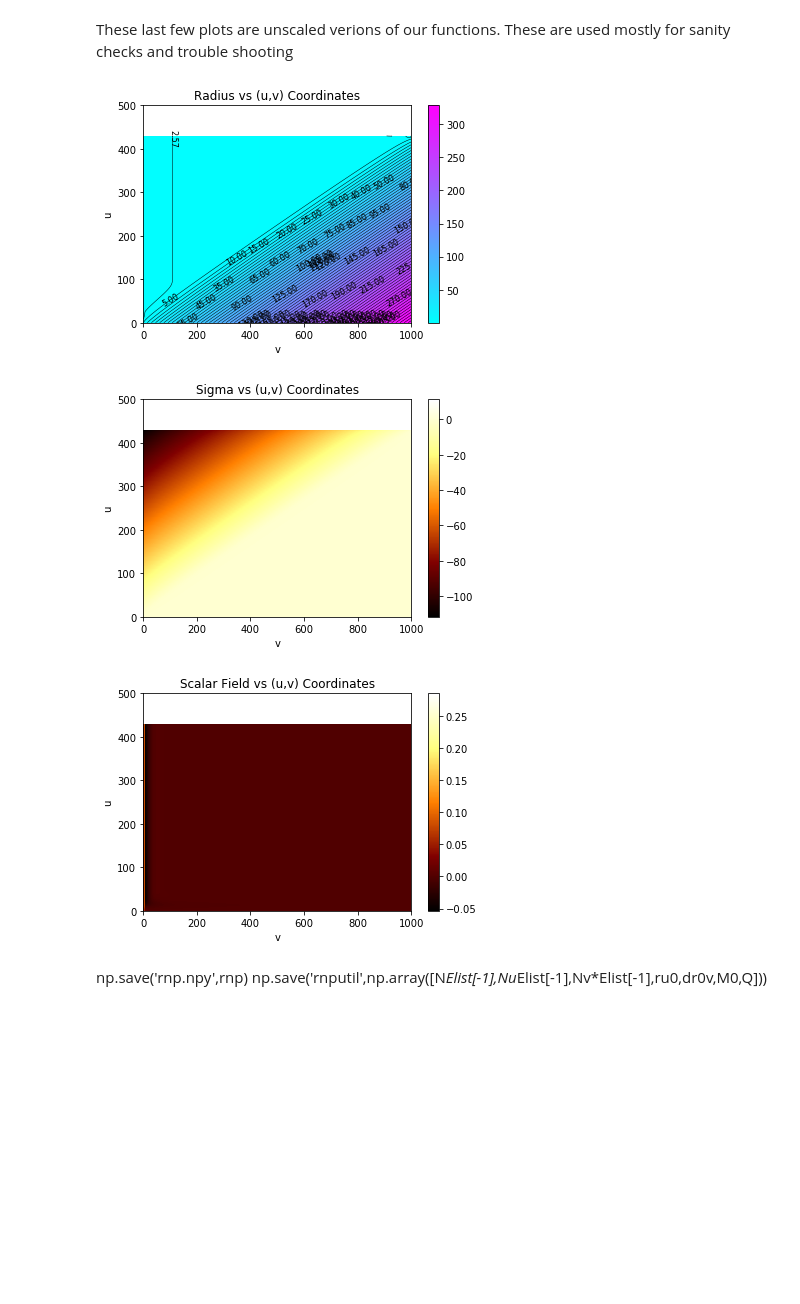
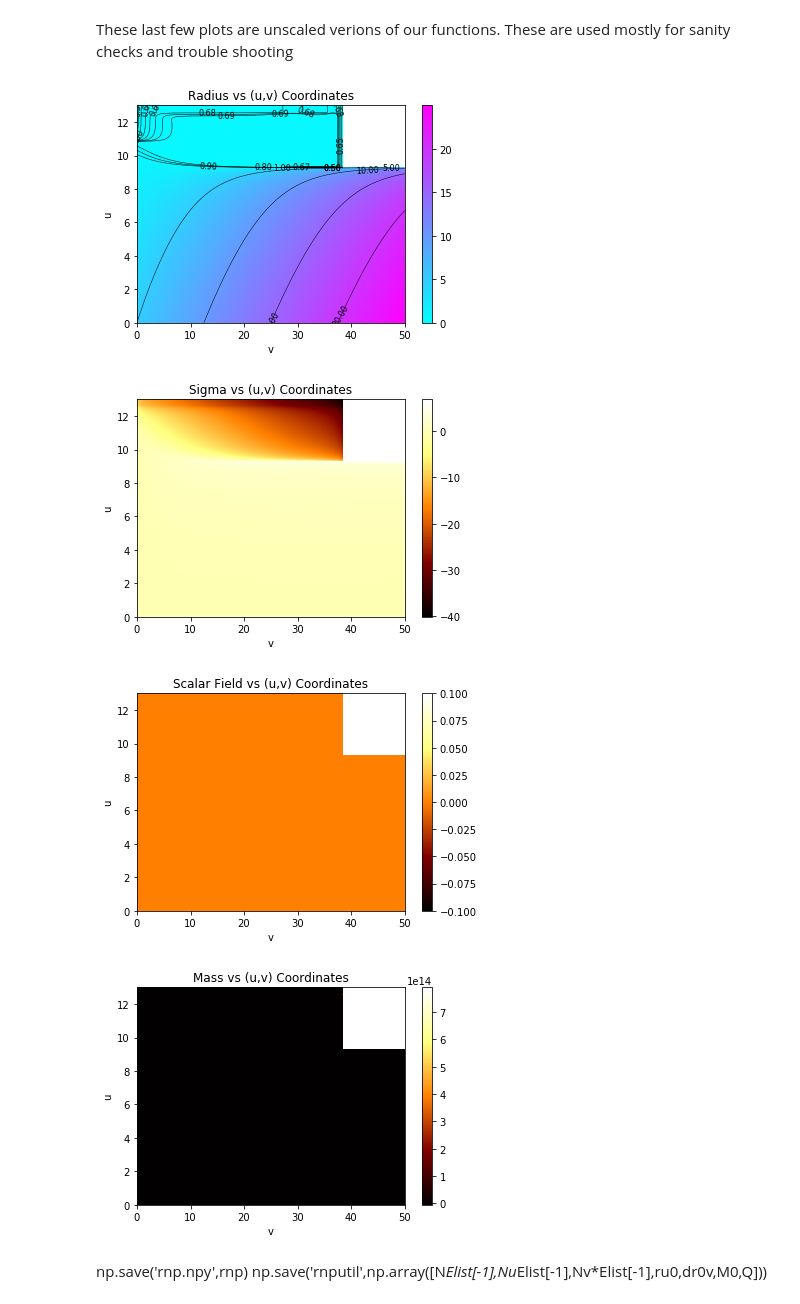
Before and after one commit to bpiotrzkowski/Double-Null-Code, a Jupyter notebook: Double Null Algorithm-Complete.ipynb, the cells around one changed output. Drawn from its saved outputs; the diff is of its cells as text; code cells hidden in the pictures; blank space fills up the shorter version.

```diff
--- a/Double Null Algorithm-Complete.ipynb
+++ b/Double Null Algorithm-Complete.ipynb
@@ -17,21 +17,21 @@ import Double_Null_utils as dnu
 
 M0=1.0
 Q=0.95
-scalarfield=True
+scalarfield=False
 # %% [markdown]
 - $M_0$ is the initial mass parameter
 - $Q$ is the charge parameter (constant throughout)
 - $scalarfield$ if $True$ applies a scalar field on the $u=constant=u_0$ boundary
 # %%
-N=2
-scal=10
-umax=500
-vmax=1000
+N=100
+scal=1
+umax=13
+vmax=50
 ru0=5.0
 dr0v=.4
 
-bdytype="hor"
-scaltostan=True
+bdytype="stan"
+scaltostan=False
 solveaffine=False
 
 Elist=[1]
@@ -520,12 +502,12 @@ To display our functions fully in (u,v) coordinates, we first create new arrays
 levels=np.arange(10.0, np.nanmax(rnp), 5.0 )
 
 
-if rplus==0.0:
+if rplus==0.0 and scalarfield==False:
     levels=np.insert(levels,0,[ru0])
 if Q==0.0 and scalarfield==False and M0>0.0:
     levels=np.insert(levels,0,[1.0,rplus,3.0,4.0,ru0])
 if scalarfield==True and Q==0.0:
-    levels=np.insert(levels,0,[0.1,rplus,ru0])
+    levels=np.insert(levels,0,[0.1,ru0])
 if scalarfield==True and Q>0.0:
     levels=np.insert(levels,0,[.1,.3,rminus,rplus,ru0])
 if scalarfield==False and Q>0.0:
@@ -813,36 +779,44 @@ plot1=plt.imshow(rnp,cmap=plt.cm.cool,extent=(0,vmax,0,umax),aspect='auto',origi
 plot4=plt.contour(rnp, levels,linewidths=0.5,colors='black',extent=(0,vmax,0,umax),aspect='auto',origin='lower')
 plt.clabel(plot4, levels,
            inline=0, inline_spacing=0,
            fmt='%1.2f',rightside_up=True,
            fontsize=8)
 #sample3=plt.plot(vrange[-1],drdvnplist)
 #sample3=plt.plot(vrange,dsigdvnplist)
 plt.xlabel('v')
 plt.ylabel('u')
 plt.xlim()
 plt.colorbar(plot1)
 plt.title('Radius vs (u,v) Coordinates')
 #plt.savefig('Test1-2.png',dpi=300)
 plt.show()
 
 plot3=plt.imshow(signp,cmap=plt.cm.afmhot,extent=(0,vmax,0,umax),aspect='auto',origin='lower')
 plt.xlabel('v')
 plt.ylabel('u')
 plt.colorbar(plot3)
 plt.title('Sigma vs (u,v) Coordinates')
 #plt.savefig('test4.png',dpi=300,bbox_inches="tight")
 plt.show()
 
 plot2=plt.imshow(phinp,cmap=plt.cm.afmhot,extent=(0,vmax,0,umax),aspect='auto',origin='lower')
 plt.xlabel('v')
 plt.ylabel('u')
 plt.colorbar(plot2)
 plt.title('Scalar Field vs (u,v) Coordinates')
 plt.show()
+
+plot2=plt.imshow(massnpf[:,:,-1],cmap=plt.cm.afmhot,extent=(0,vmax,0,umax),aspect='auto',origin='lower')
+plt.xlabel('v')
+plt.ylabel('u')
+plt.colorbar(plot2)
+plt.title('Mass vs (u,v) Coordinates')
+plt.show()
 # %% [output]
-[figure, old version]
+[figure, new version]
-[figure, old version]
+[figure, new version]
-[figure, old version]
+[figure, new version]
+[figure, added]
 # %% [markdown]
 np.save('rnp.npy',rnp)
 np.save('rnputil',np.array([N*Elist[-1],Nu*Elist[-1],Nv*Elist[-1],ru0,dr0v,M0,Q]))
```
Also changed, not shown: parts of 14 cells of this notebook, 7 other files.
